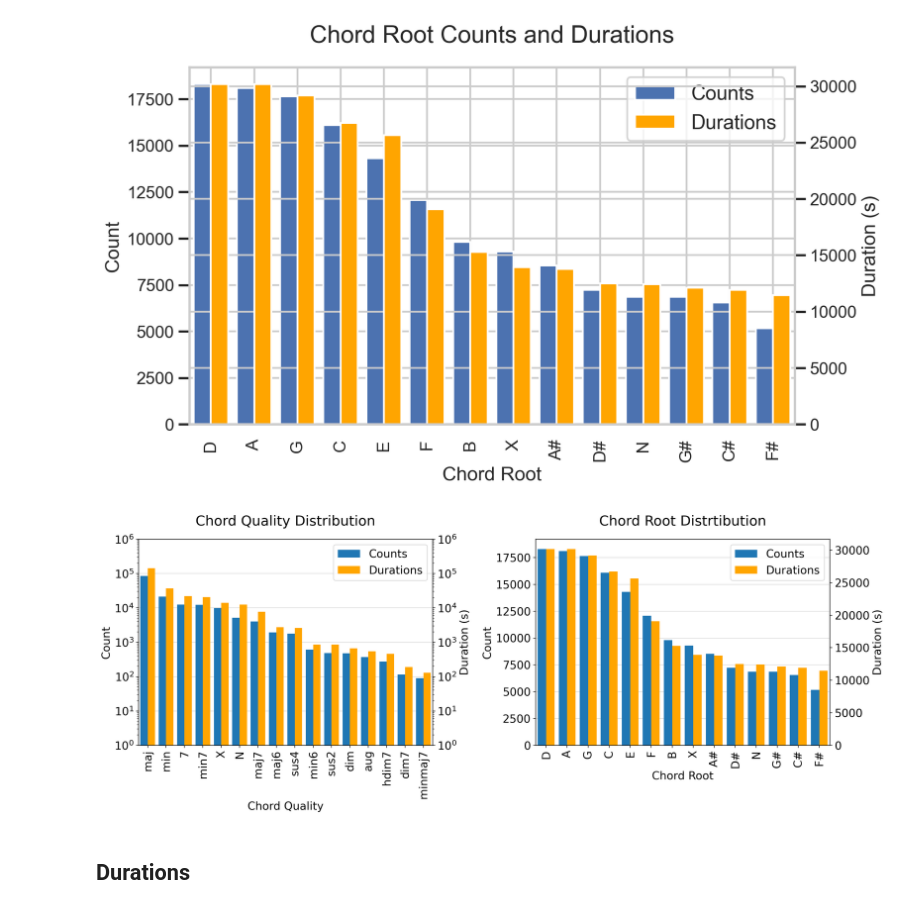
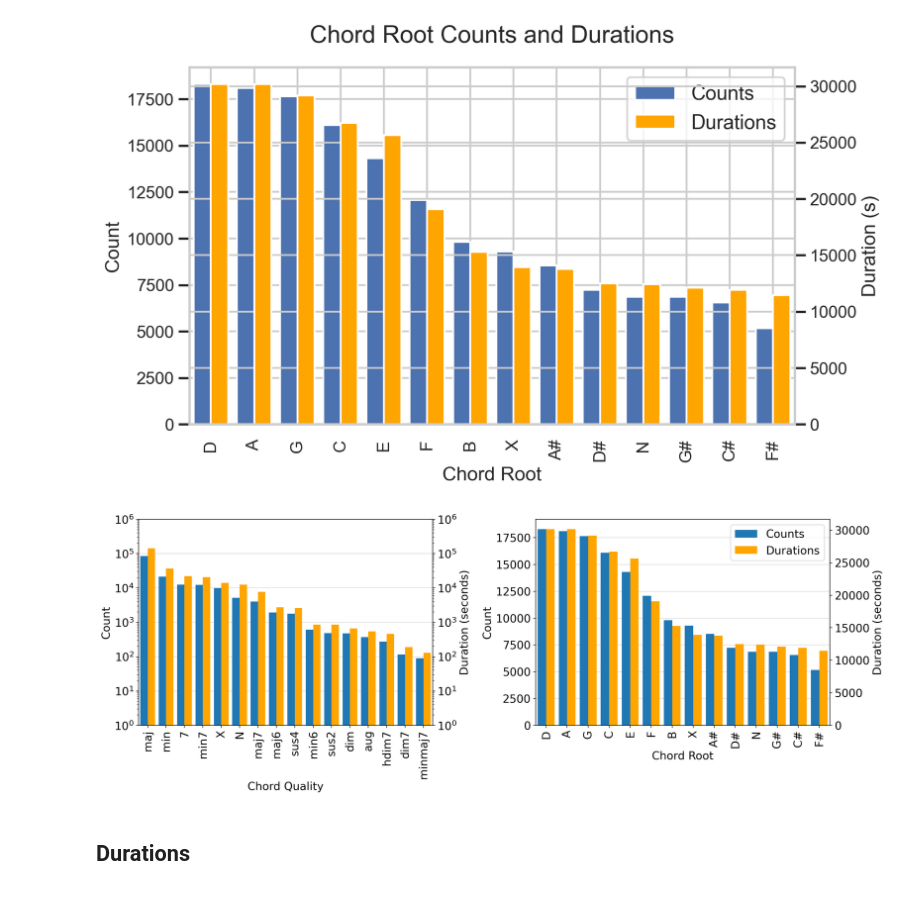
Before and after one commit to PierreRL/AutomaticChordRecognition, a Jupyter notebook: notebooks/data/2. EDA Large Vocab.ipynb, the cells around one changed output. Saved outputs shown, nothing was run; the diff lists cells and outputs as text; code cells hidden in the pictures.

```diff
--- a/notebooks/data/2. EDA Large Vocab.ipynb
+++ b/notebooks/data/2. EDA Large Vocab.ipynb
@@ -181,6 +179,7 @@ plt.rcParams.update({'font.size': 16, 'axes.labelsize': 16, 'axes.titlesize': 20
 plt.rcParams.update({'axes.titlesize': 20, 'axes.labelsize': 16, 'xtick.labelsize': 16, 'ytick.labelsize': 16})
 # Increase distance from title to plot
 plt.rcParams.update({'axes.titlepad': 20})
+width = 0.4
 
 # Plot chord quality counts and durations
 ax1_2 = ax1.twinx()
@@ -188,16 +187,16 @@ quality_counts.plot(kind='bar', ax=ax1, width=width, position=1, label='Counts')
 quality_durations.plot(kind='bar', ax=ax1_2, width=width, position=0, color='orange', label='Durations')
 
 ax1.set_ylabel('Count')
-ax1_2.set_ylabel('Duration (s)')
+ax1_2.set_ylabel('Duration (seconds)')
 ax1.set_xlabel('Chord Quality')
-ax1.set_title('Chord Quality Distribution')
+# ax1.set_title('Chord Quality Distribution')
 
 # Adjust the x-axis limits to avoid cutting off the leftmost bar
 ax1.set_xlim(-0.5, len(quality_counts) - 0.5)
 
-lines, labels = ax1.get_legend_handles_labels()
-lines2, labels2 = ax1_2.get_legend_handles_labels()
-ax1.legend(lines + lines2, labels + labels2, loc='best')
+# lines, labels = ax1.get_legend_handles_labels()
+# lines2, labels2 = ax1_2.get_legend_handles_labels()
+# ax1.legend(lines + lines2, labels + labels2, loc='best')
 
 # Make it log scale y
 ax1.set_yscale('log')
@@ -209,37 +208,37 @@ root_counts.plot(kind='bar', ax=ax2, width=width, position=1, label='Counts')
 root_durations.plot(kind='bar', ax=ax2_2, width=width, position=0, color='orange', label='Durations')
 
 ax2.set_ylabel('Count')
-ax2_2.set_ylabel('Duration (s)')
+ax2_2.set_ylabel('Duration (seconds)')
 ax2.set_xlabel('Chord Root')
-ax2.set_title('Chord Root Distrtibution')
+# ax2.set_title('Chord Root Distrtibution')
 
 # Adjust the x-axis limits to avoid cutting off the leftmost bar
 ax2.set_xlim(-0.5, len(root_counts) - 0.5)
 
 lines, labels = ax2.get_legend_handles_labels()
 lines2, labels2 = ax2_2.get_legend_handles_labels()
 ax2.legend(lines + lines2, labels + labels2, loc='best')
 
 # Make it log scale y
 
 # Add gridlines
 ax1.grid(axis='y', linestyle='-', alpha=0.5)
 ax2.grid(axis='y', linestyle='-', alpha=0.5)
 
 # Make gridlines go behind the bars
 ax1.set_axisbelow(True)
 ax1.set_ylim(1, 1e6)
 ax1_2.set_axisbelow(True)
 ax1_2.set_ylim(1, 1e6)
 
 ax2.set_axisbelow(True)
 ax2_2.set_axisbelow(True)
 
 
 plt.savefig('thesis/figures/chord_distribution.png', dpi=100, bbox_inches='tight')
 plt.show()
 # %% [output]
-[figure, old version]
+[figure, new version]
 # %% [markdown]
 ## Durations
 # %%
```
Also changed, not shown: parts of 3 cells of this notebook, 18 other files.
